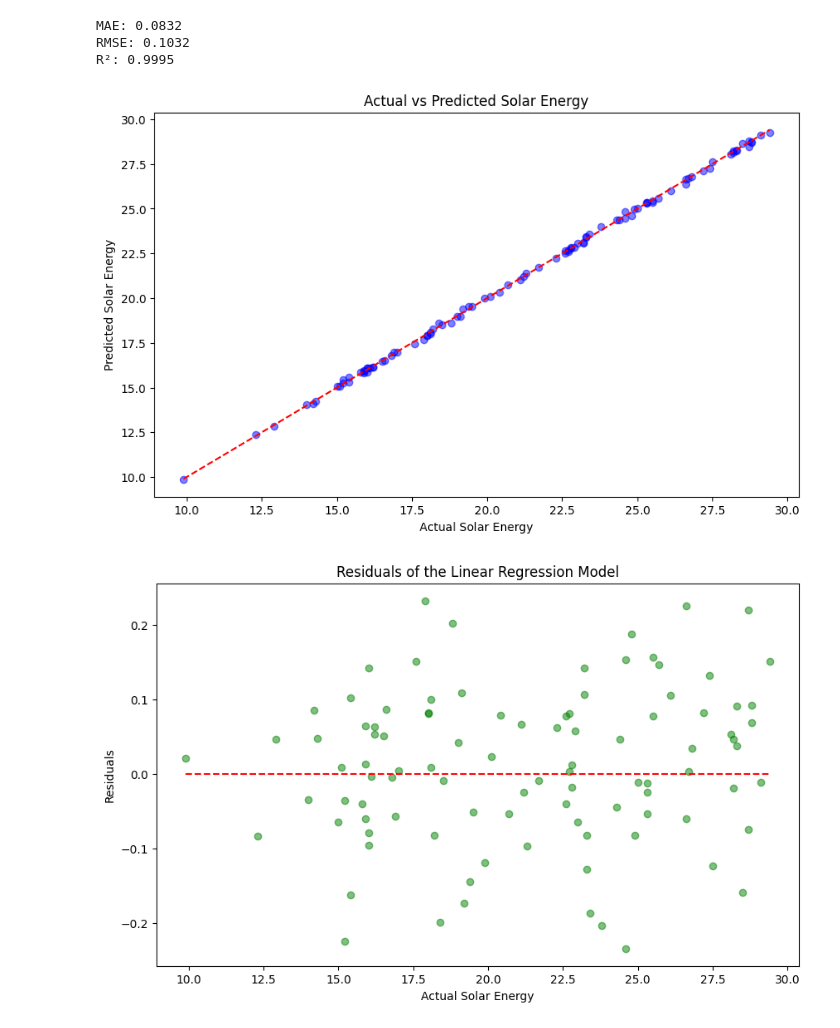
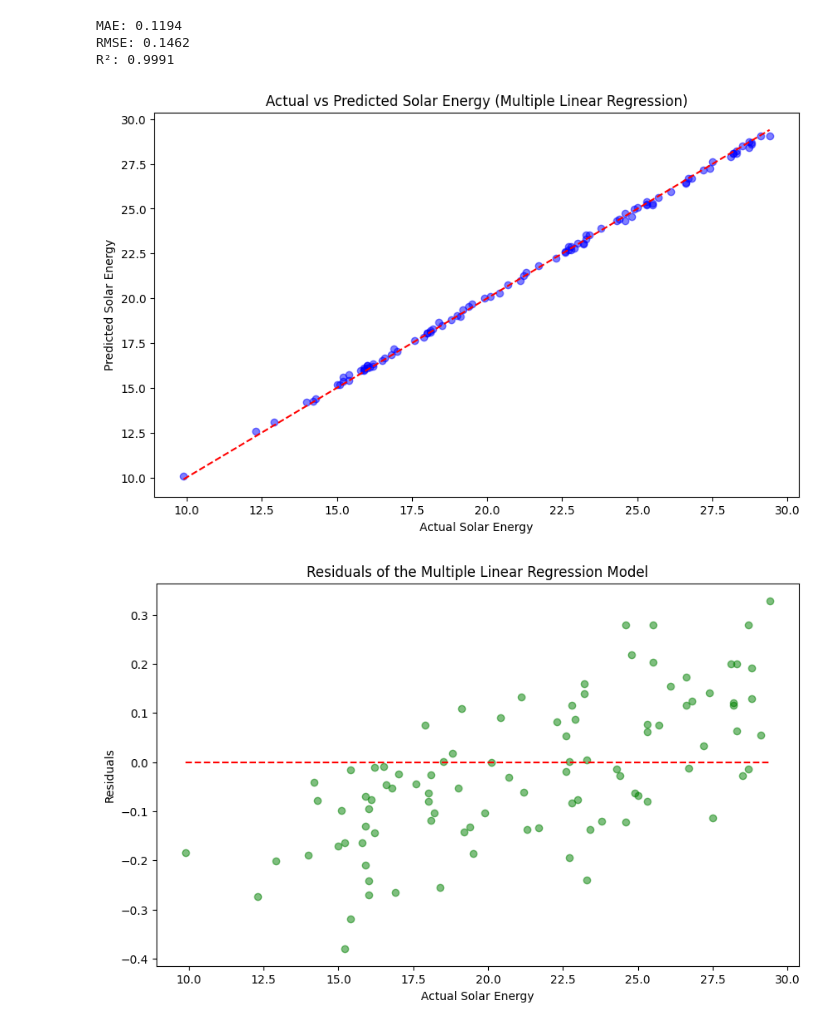
Before and after one commit to AI-CS-Y2/SA2-blomikii, a Jupyter notebook: Solar Power Prediction Models.ipynb, the cells around one changed output. Saved outputs shown, nothing was run; the diff lists cells and outputs as text; code cells hidden in the pictures.

```diff
--- a/Solar Power Prediction Models.ipynb
+++ b/Solar Power Prediction Models.ipynb
@@ -41,7 +43,7 @@ import matplotlib.pyplot as plt
 """ MULTIPLE LINEAR REGRESSION """
 
 # Loading the dataset
-data = pd.read_excel(r'01 - DATASET\02 - AUH Weather 2023-2024 [CLEANED].xlsx') # Bigger dataset
+data = pd.read_excel(r'01 - DATASET\02 - AUH Weather 2023-2024 [REFINED].xlsx') # Bigger dataset
 
 # Selecting the variables and target
 X = data[['TEMP', 'HUMIDITY', 'SOLAR_RADIATION']]  # Features
@@ -59,40 +61,40 @@ y_pred = model_01.predict(X_test)
 
 # EVALUATION METRICS
 mae = mean_absolute_error(y_test, y_pred)
 rmse = mean_squared_error(y_test, y_pred, squared=False)
 r2 = r2_score(y_test, y_pred)
 
 print(f"MAE: {mae:.4f}")
 print(f"RMSE: {rmse:.4f}")
 print(f"R²: {r2:.4f}")
 print()
 
 # VISUALIZATION
 
 # Scatter plot of actual vs predicted values
 plt.figure(figsize=(10, 6))
 plt.scatter(y_test, y_pred, color='blue', alpha=0.5)
 plt.plot([y_test.min(), y_test.max()], [y_test.min(), y_test.max()], color='red', linestyle='--')
-plt.title('Actual vs Predicted Solar Energy')
+plt.title('Actual vs Predicted Solar Energy (Multiple Linear Regression)')
 plt.xlabel('Actual Solar Energy')
 plt.ylabel('Predicted Solar Energy')
 plt.show()
 
 # Residual plot (difference between actual and predicted values)
 plt.figure(figsize=(10, 6))
 residuals = y_test - y_pred
 plt.scatter(y_test, residuals, color='green', alpha=0.5)
 plt.hlines(y=0, xmin=y_test.min(), xmax=y_test.max(), color='red', linestyle='--')
-plt.title('Residuals of the Linear Regression Model')
+plt.title('Residuals of the Multiple Linear Regression Model')
 plt.xlabel('Actual Solar Energy')
 plt.ylabel('Residuals')
 plt.show()
 # %% [output]
-MAE: 0.0832
-RMSE: 0.1032
-R²: 0.9995
+MAE: 0.1194
+RMSE: 0.1462
+R²: 0.9991
-[figure, old version]
+[figure, new version]
-[figure, old version]
+[figure, new version]
 # %%
 # IMPORTED LIBRARIES
 import pandas as pd                                                             # Used in accessing and reading the dataset
```
Also changed, not shown: parts of 3 cells of this notebook, 2 other files.
